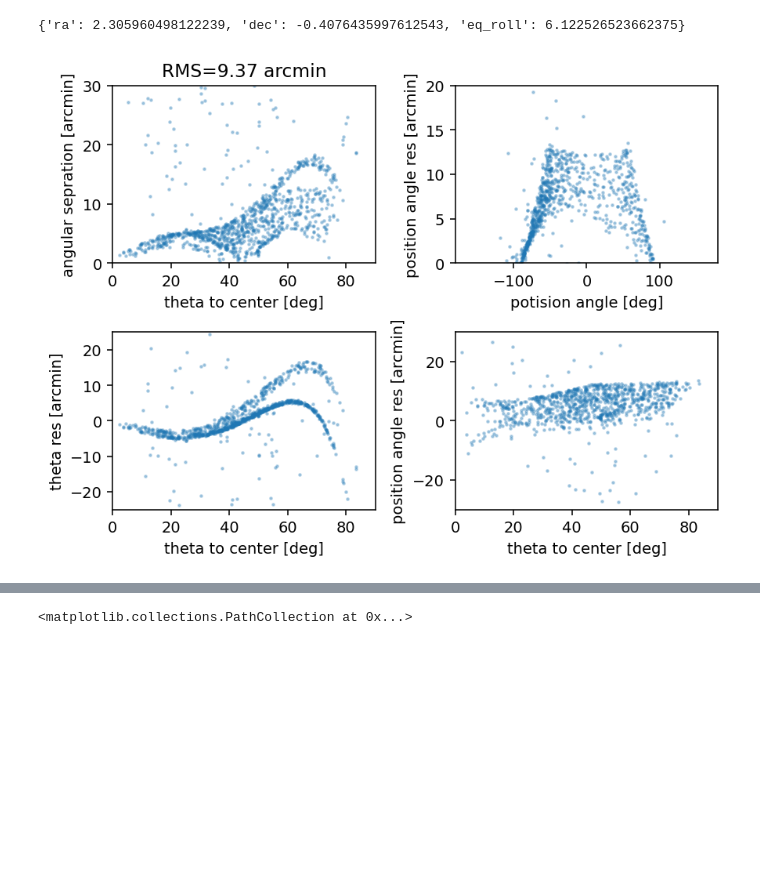
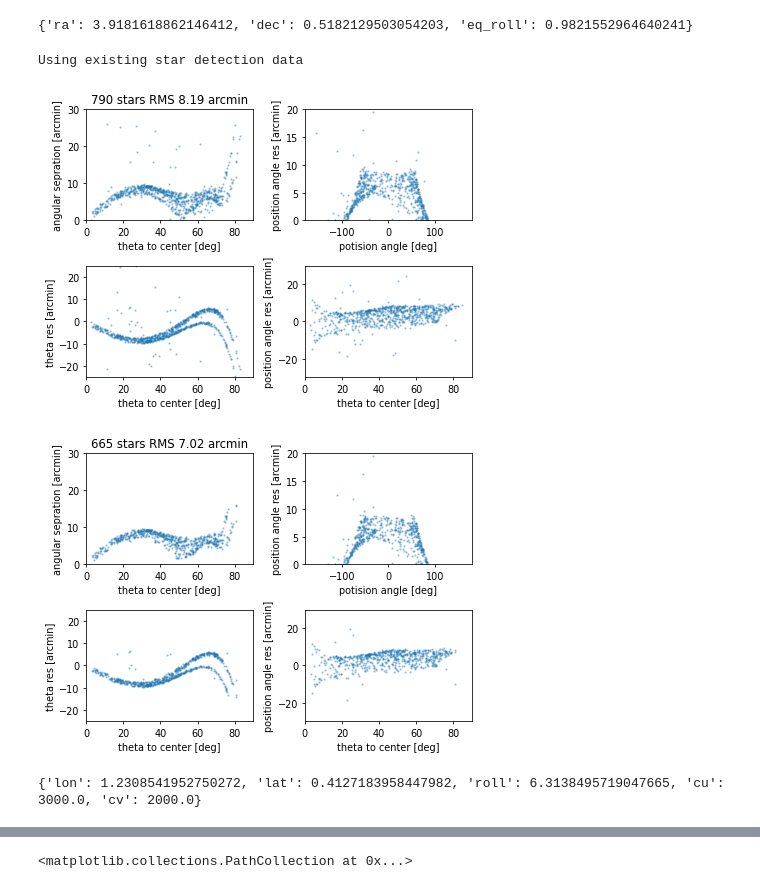
Before and after one commit to CoolTowel/constellation_lines, a Jupyter notebook: opti.ipynb, the cells around one changed output, grey strips where cells are left out. Cells and saved outputs as stored; diff of their text form; code cells hidden in the pictures; blank space fills up the shorter version.

```diff
--- a/opti.ipynb
+++ b/opti.ipynb
@@ -11,16 +12,28 @@ from photutils.aperture import CircularAperture
 # %%
-file = 'img-s'
+file = 'img-e'
 
 zhangbei = EarthLocation(lon=115*u.deg+14*u.arcsec,lat=41*u.deg+13*u.arcmin+53*u.arcsec,height = 1466)
 dunhuang  = EarthLocation(lon=94.322799*u.deg,lat=40.359581*u.deg,height = 1100)
-pic = FishEyeImage(file+'.CR3',loc = zhangbei)
+lenghu = EarthLocation(lon=93.9018774741078*u.deg,lat=38.59868881470391*u.deg,height = 3500)
+pic = FishEyeImage(file+'.CR3',loc = zhangbei,mag_limit=6.5)
 
 solution = pic.solve(solve_size=800)
 # %% [output]
-{'ra': 2.305960498122239, 'dec': -0.4076435997612543, 'eq_roll': 6.122526523662375}
+{'ra': 3.9181618862146412, 'dec': 0.5182129503054203, 'eq_roll': 0.9821552964640241}
+# %%
+rms = pic.initial_xmatch()
+pic.draw_residual(alpha=0.3,dpi=70,s=2)
+pic.outlier_cliping(clip_data='a_sep', theta_range=(0,85), bin_n=7, sigma=1.5)
+pic.outlier_cliping(clip_data='a_sep', theta_range=(0,90), bin_n=15, sigma=1.5)
+# %% [output]
+Using existing star detection data
+[figure, added]
 # %%
-rms = pic.initial_xmatch()
-pic.draw_residual(alpha=0.3,dpi=140,s=2)
+pic.draw_residual(alpha=0.3,dpi=70,s=2)
 # %% [output]
-[figure, old version]
+[figure, new version]
+# %%
+print(pic.plat_para)
+# %% [output]
+{'lon': 1.2308541952750272, 'lat': 0.4127183958447982, 'roll': 6.3138495719047665, 'cu': 3000.0, 'cv': 2000.0}
 # %%
```
Also changed, not shown: parts of 6 cells of this notebook, 2 other files.
